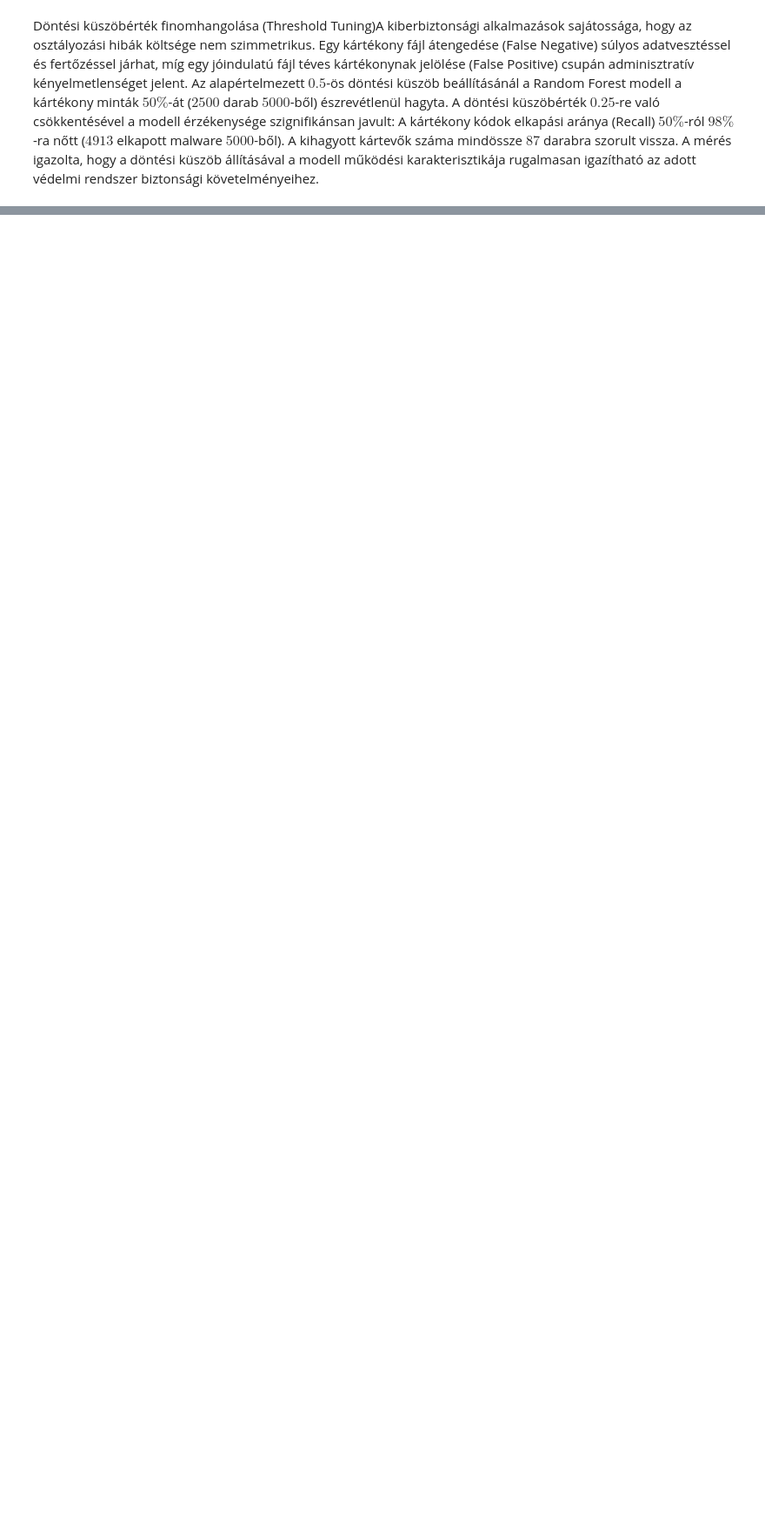
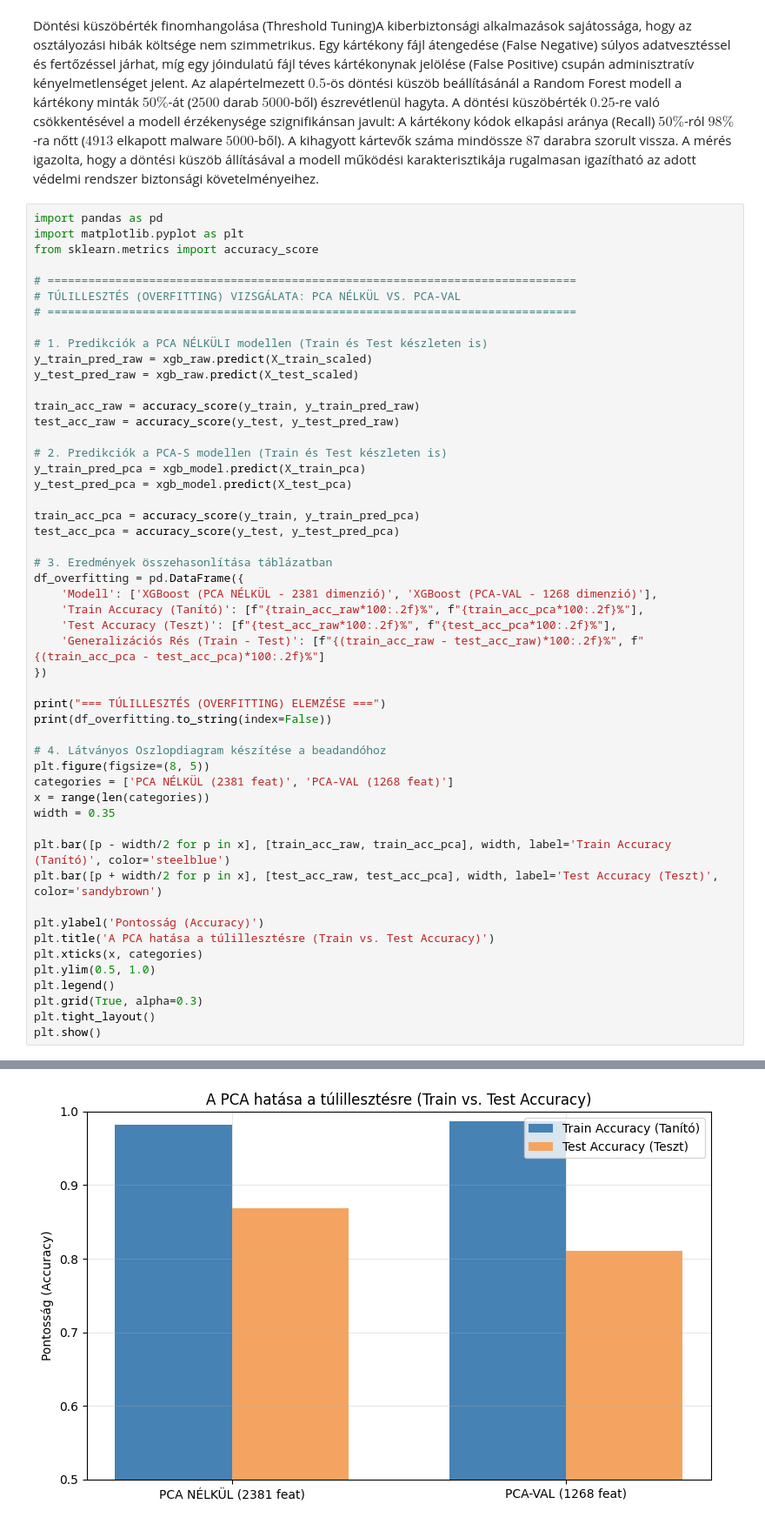
Before and after one commit to RaczNikoletta/Artificial-intelligence, a Jupyter notebook: PE_SupervisedML/beadando2.ipynb, the cells around one changed output, grey strips where cells are left out. Shown at 87% size. Drawn from its saved outputs; the diff is of its cells as text; blank space fills up the shorter version.

```diff
--- a/PE_SupervisedML/beadando2.ipynb
+++ b/PE_SupervisedML/beadando2.ipynb
@@ -534,3 +636,55 @@ weighted avg       0.79      0.70      0.67     10000
 [figure]
 # %% [markdown]
 Döntési küszöbérték finomhangolása (Threshold Tuning)A kiberbiztonsági alkalmazások sajátossága, hogy az osztályozási hibák költsége nem szimmetrikus. Egy kártékony fájl átengedése (False Negative) súlyos adatvesztéssel és fertőzéssel járhat, míg egy jóindulatú fájl téves kártékonynak jelölése (False Positive) csupán adminisztratív kényelmetlenséget jelent.   Az alapértelmezett $0.5$-ös döntési küszöb beállításánál a Random Forest modell a kártékony minták $50\%$-át ($2500$ darab $5000$-ből) észrevétlenül hagyta. A döntési küszöbérték $0.25$-re való csökkentésével a modell érzékenysége szignifikánsan javult:   A kártékony kódok elkapási aránya (Recall) $50\%$-ról $98\%$-ra nőtt ($4913$ elkapott malware $5000$-ből).   A kihagyott kártevők száma mindössze $87$ darabra szorult vissza.   A mérés igazolta, hogy a döntési küszöb állításával a modell működési karakterisztikája rugalmasan igazítható az adott védelmi rendszer biztonsági követelményeihez.
+# %%
+import pandas as pd
+import matplotlib.pyplot as plt
+from sklearn.metrics import accuracy_score
+
+# ==============================================================================
+# TÚLILLESZTÉS (OVERFITTING) VIZSGÁLATA: PCA NÉLKÜL VS. PCA-VAL
+# ==============================================================================
+
+# 1. Predikciók a PCA NÉLKÜLI modellen (Train és Test készleten is)
+y_train_pred_raw = xgb_raw.predict(X_train_scaled)
+y_test_pred_raw = xgb_raw.predict(X_test_scaled)
+
+train_acc_raw = accuracy_score(y_train, y_train_pred_raw)
+test_acc_raw = accuracy_score(y_test, y_test_pred_raw)
+
+# 2. Predikciók a PCA-S modellen (Train és Test készleten is)
+y_train_pred_pca = xgb_model.predict(X_train_pca)
+y_test_pred_pca = xgb_model.predict(X_test_pca)
+
+train_acc_pca = accuracy_score(y_train, y_train_pred_pca)
+test_acc_pca = accuracy_score(y_test, y_test_pred_pca)
+
+# 3. Eredmények összehasonlítása táblázatban
+df_overfitting = pd.DataFrame({
+    'Modell': ['XGBoost (PCA NÉLKÜL - 2381 dimenzió)', 'XGBoost (PCA-VAL - 1268 dimenzió)'],
+    'Train Accuracy (Tanító)': [f"{train_acc_raw*100:.2f}%", f"{train_acc_pca*100:.2f}%"],
+    'Test Accuracy (Teszt)': [f"{test_acc_raw*100:.2f}%", f"{test_acc_pca*100:.2f}%"],
+    'Generalizációs Rés (Train - Test)': [f"{(train_acc_raw - test_acc_raw)*100:.2f}%", f"{(train_acc_pca - test_acc_pca)*100:.2f}%"]
+})
+
+print("=== TÚLILLESZTÉS (OVERFITTING) ELEMZÉSE ===")
+print(df_overfitting.to_string(index=False))
+
+# 4. Látványos Oszlopdiagram készítése a beadandóhoz
+plt.figure(figsize=(8, 5))
+categories = ['PCA NÉLKÜL (2381 feat)', 'PCA-VAL (1268 feat)']
+x = range(len(categories))
+width = 0.35
+
+plt.bar([p - width/2 for p in x], [train_acc_raw, train_acc_pca], width, label='Train Accuracy (Tanító)', color='steelblue')
+plt.bar([p + width/2 for p in x], [test_acc_raw, test_acc_pca], width, label='Test Accuracy (Teszt)', color='sandybrown')
+
+plt.ylabel('Pontosság (Accuracy)')
+plt.title('A PCA hatása a túlillesztésre (Train vs. Test Accuracy)')
+plt.xticks(x, categories)
+plt.ylim(0.5, 1.0)
+plt.legend()
+plt.grid(True, alpha=0.3)
+plt.tight_layout()
+plt.show()
+# %% [output]
@@ -536,0 +695 @@ Döntési küszöbérték finomhangolása (Threshold Tuning)A kiberbiztonsági a
+[figure, added]
```
Also changed, not shown: parts of 10 cells of this notebook.
